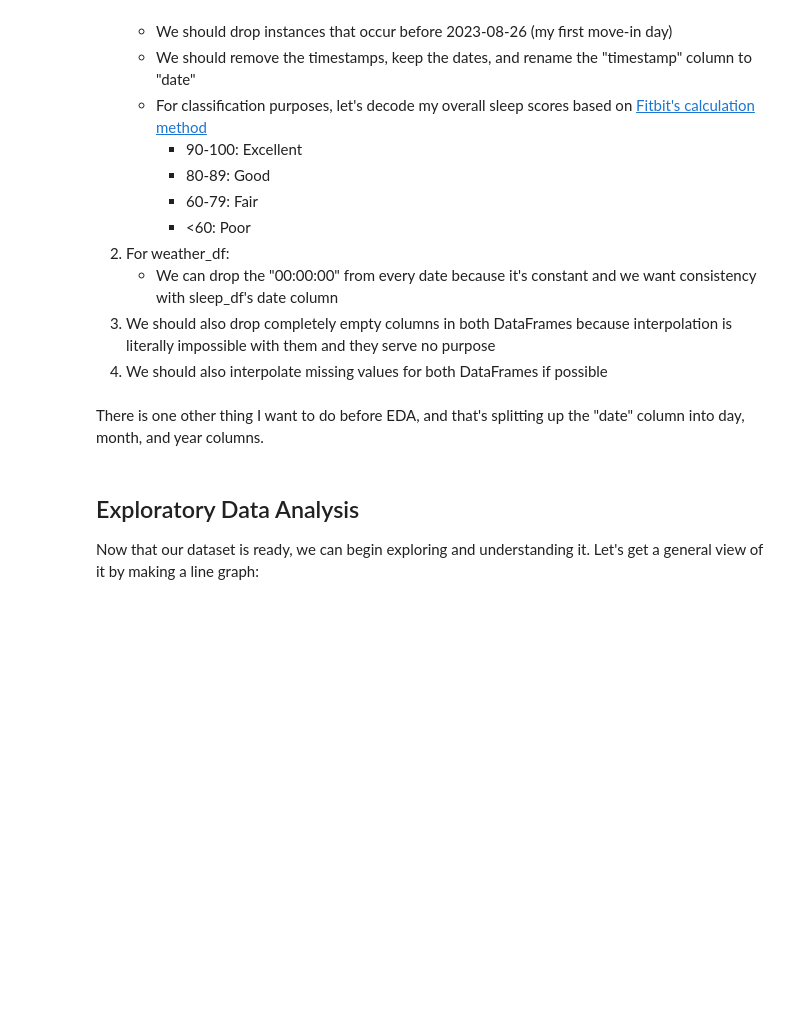
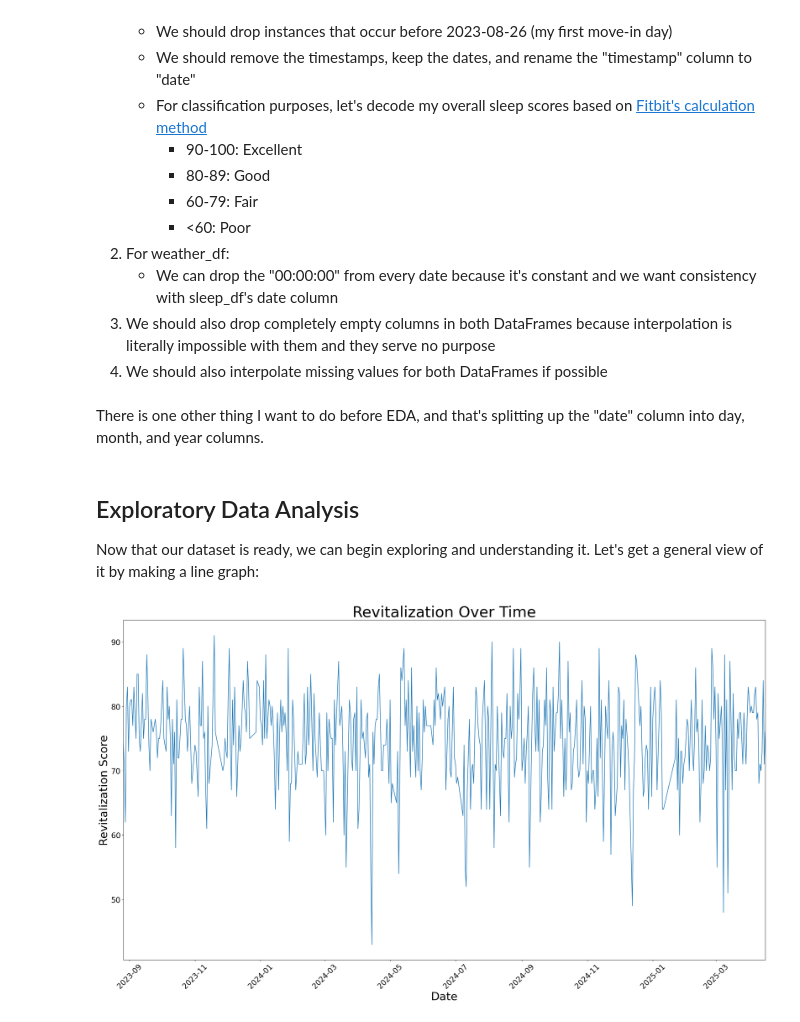
Before and after one commit to Justin-cmd359/Quantified-Self-Project-for-CPSC222, a Jupyter notebook: Project.ipynb, the cells around one changed output. Cells and saved outputs as stored; diff of their text form; code cells hidden in the pictures; blank space fills up the shorter version.

Commit message:
overviewing plot created

```diff
--- a/Project.ipynb
+++ b/Project.ipynb
@@ -102,5 +102,6 @@ merged_df.to_csv("merged_df.csv")
 Now that our dataset is ready, we can begin exploring and understanding it. Let's get a general view of it by making a line graph:
 # %%
 # Line graph
-plt.Figure()
-plt.
+utils.create_line_graph(merged_df.index, merged_df["revitalization_score"], "Revitalization Over Time", "Date", "Revitalization Score")
+# %% [output]
+[figure, added]
```
Also changed, not shown: 1 other file.
